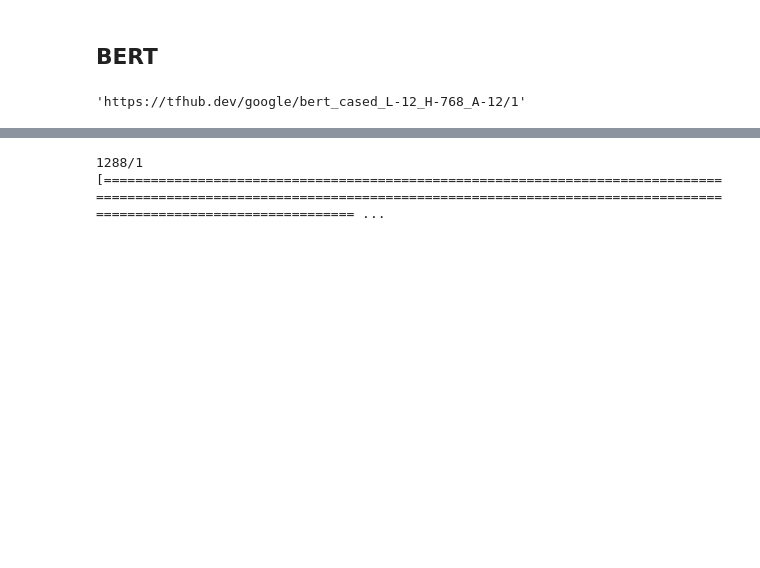
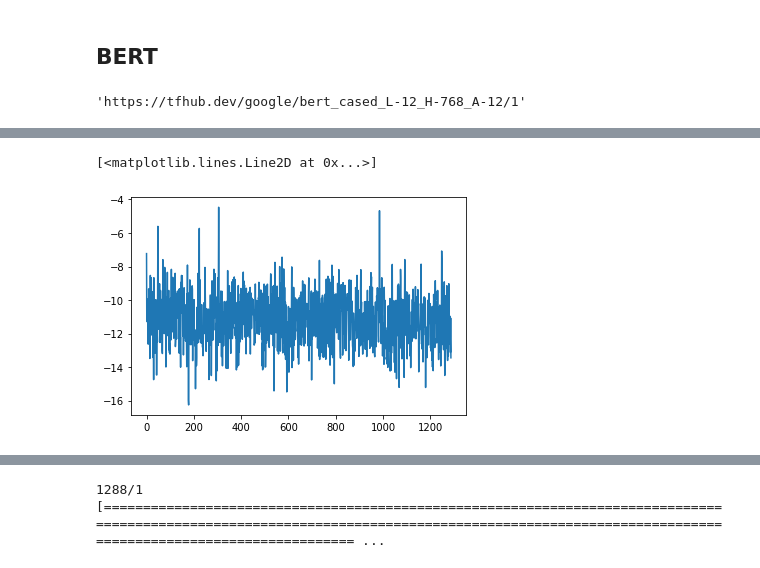
Before and after one commit to juanluisrto/stock-prediction-nlp, a Jupyter notebook: bert-easy.ipynb, the cells around one changed output, grey strips where cells are left out. Cells and saved outputs as stored; diff of their text form; code cells hidden in the pictures; blank space fills up the shorter version.

Commit message:
bert + dense: bad performance

```diff
--- a/bert-easy.ipynb
+++ b/bert-easy.ipynb
@@ -195,9 +172,9 @@ def build_model(max_seq_length):
     pooled_output, sequence_output  = bert_layer(inputs = bert_inputs)
     # Build the rest of the classifier
     dense = tf.keras.layers.Dense(max_seq_length, activation='relu')(pooled_output)
-    #dense = tf.keras.layers.Dense(200, activation='sigmoid')(dense)
-    pred = tf.keras.layers.Dense(1, activation='sigmoid', name = "output")(dense)
+    dense = tf.keras.layers.Dense(max_seq_length, activation='relu')(dense)
+    pred = tf.keras.layers.Dense(1, activation='linear', name = "output")(dense)
 
     model = tf.keras.models.Model(inputs=bert_inputs, outputs=pred)
-    model.compile(loss='mean_squared_error', optimizer='adam', metrics=['accuracy'])
+    model.compile(loss='mean_squared_error', optimizer='adam')
     return model
@@ -204,3 +183,15 @@ def build_model(max_seq_length):
+# %%
+df_returns = df_financial.pct_change()
+df_diff = df_financial - df_financial.shift()
+
+sentences, labels = generate_data_for_tokenizer(split_text,df_diff["BTC-USD"])
+
+
+threshold = "2020-01-01"
+train_sentences = sentences.loc[:"2019-12-31"]
+test_sentences = sentences.loc["2020-01-01":]
+train_labels = labels.loc[:"2019-12-31"]
+test_labels = labels.loc["2020-01-01":]
 # %%
 train_inputs = {
      "input_ids": np.array(train_input_ids),
@@ -223,0 +214,2 @@ for k in test_inputs:
+# %%
+model = build_model(200)
@@ -223,0 +218,7 @@ for k in test_inputs:
+# %%
+history = model.fit(x = train_inputs,
+    y = tr_labels,
+    validation_data=(test_inputs, ts_labels),
+    epochs=35,
+    batch_size=256
+)
@@ -223,0 +243,6 @@ for k in test_inputs:
+# %%
+predictions = model.predict(test_inputs, batch_size=256)
+plt.plot(predictions.flatten())
+# %% [output]
+[<matplotlib.lines.Line2D at 0x...>]
+[figure, added]
```
Also changed, not shown: parts of 35 cells of this notebook, 1 other file.
